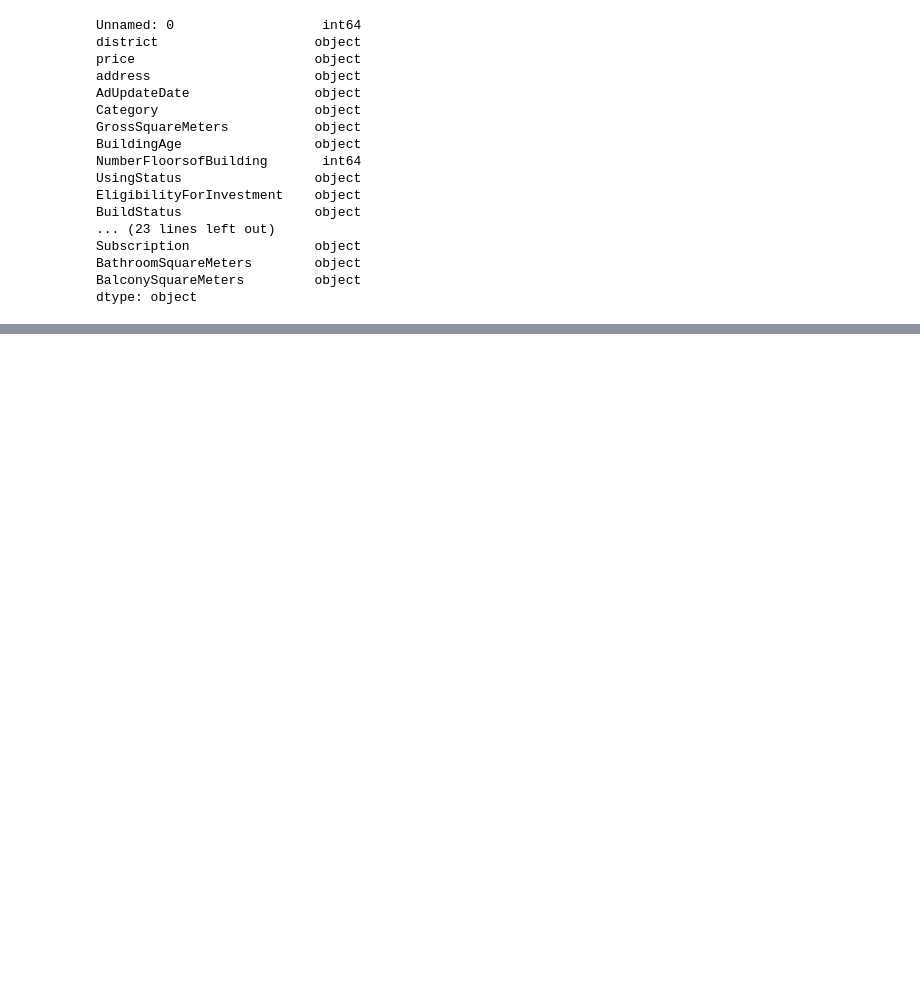
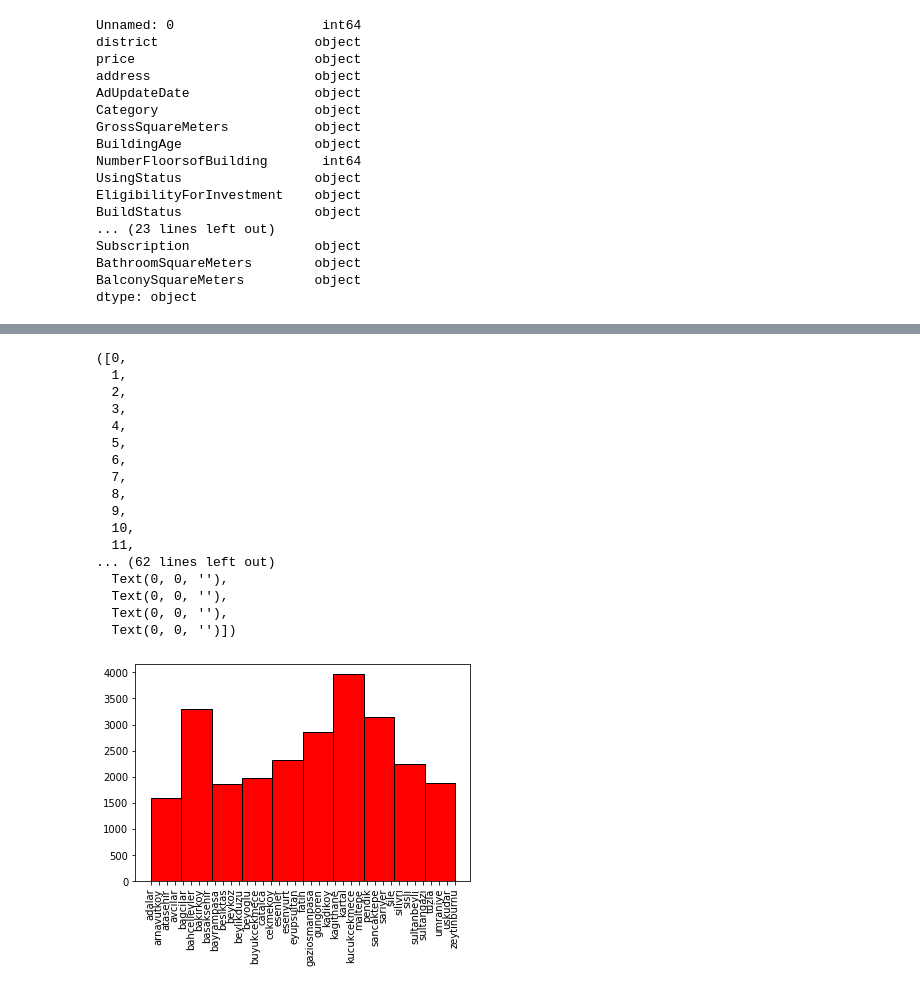
Before and after one commit to SawaraJC/DSML_practice, a Jupyter notebook: Housing.ipynb, the cells around one changed output, grey strips where cells are left out. Saved outputs shown, nothing was run; the diff lists cells and outputs as text; code cells hidden in the pictures; blank space fills up the shorter version.

```diff
--- a/Housing.ipynb
+++ b/Housing.ipynb
@@ -68,0 +73,3 @@ dtype: object
+# %%
+df = pd.read_csv('./House Data.csv')
+df
@@ -68,0 +106,22 @@ dtype: object
+# %%
+plt.hist(df['district'], color='red', edgecolor='black')
+plt.xticks(rotation='vertical')
+# %% [output]
+([0,
+  1,
+  2,
+  3,
+  4,
+  5,
+  6,
+  7,
+  8,
+  9,
+  10,
+  11,
+... (62 lines left out)
+  Text(0, 0, ''),
+  Text(0, 0, ''),
+  Text(0, 0, ''),
+  Text(0, 0, '')])
+[figure, added]
```
Also changed, not shown: parts of 3 cells of this notebook, 5 other files.
